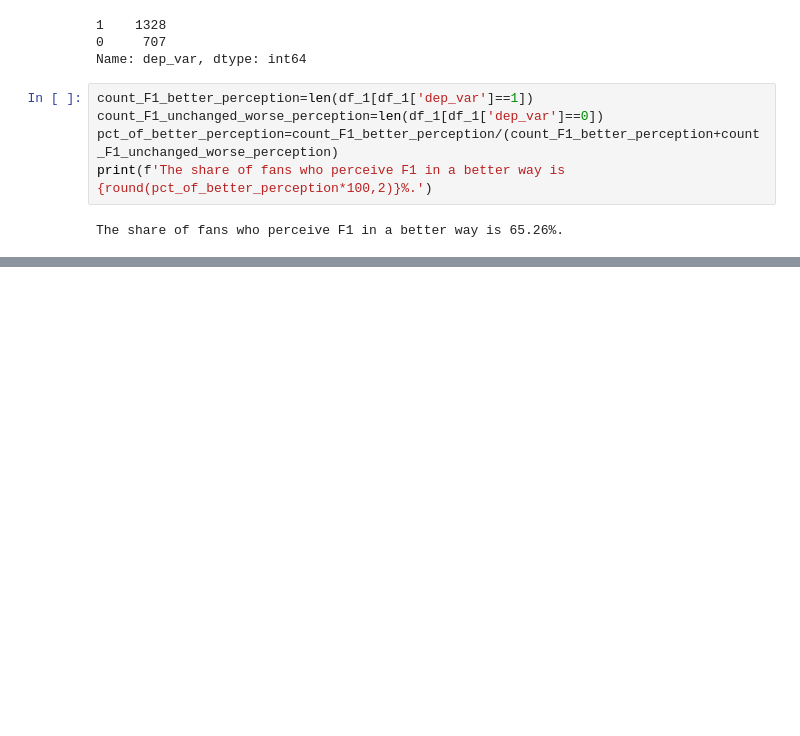
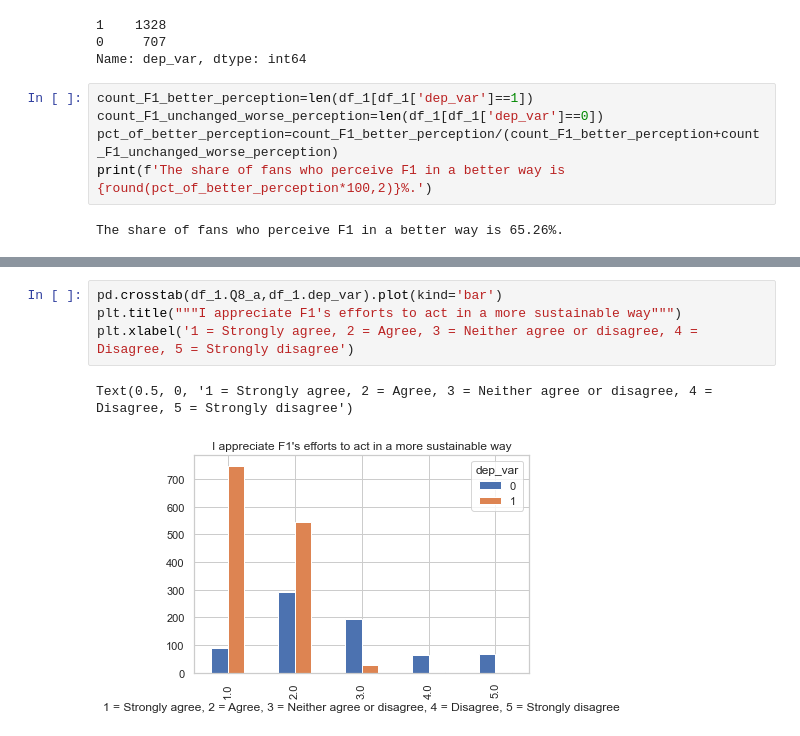
Before and after one commit to FWD06/Project-name-or-sth, a Jupyter notebook: project_part1.ipynb, the cells around one changed output, grey strips where cells are left out. Saved outputs shown, nothing was run; the diff lists cells and outputs as text; blank space fills up the shorter version.

```diff
--- a/project_part1.ipynb
+++ b/project_part1.ipynb
@@ -440,0 +539,7 @@ The share of fans who perceive F1 in a better way is 65.26%.
+# %%
+pd.crosstab(df_1.Q8_a,df_1.dep_var).plot(kind='bar')
+plt.title("""I appreciate F1's efforts to act in a more sustainable way""")
+plt.xlabel('1 = Strongly agree, 2 = Agree, 3 = Neither agree or disagree, 4 = Disagree, 5 = Strongly disagree')
+# %% [output]
+Text(0.5, 0, '1 = Strongly agree, 2 = Agree, 3 = Neither agree or disagree, 4 = Disagree, 5 = Strongly disagree')
+[figure, added]
```
Also changed, not shown: parts of 35 cells of this notebook.
